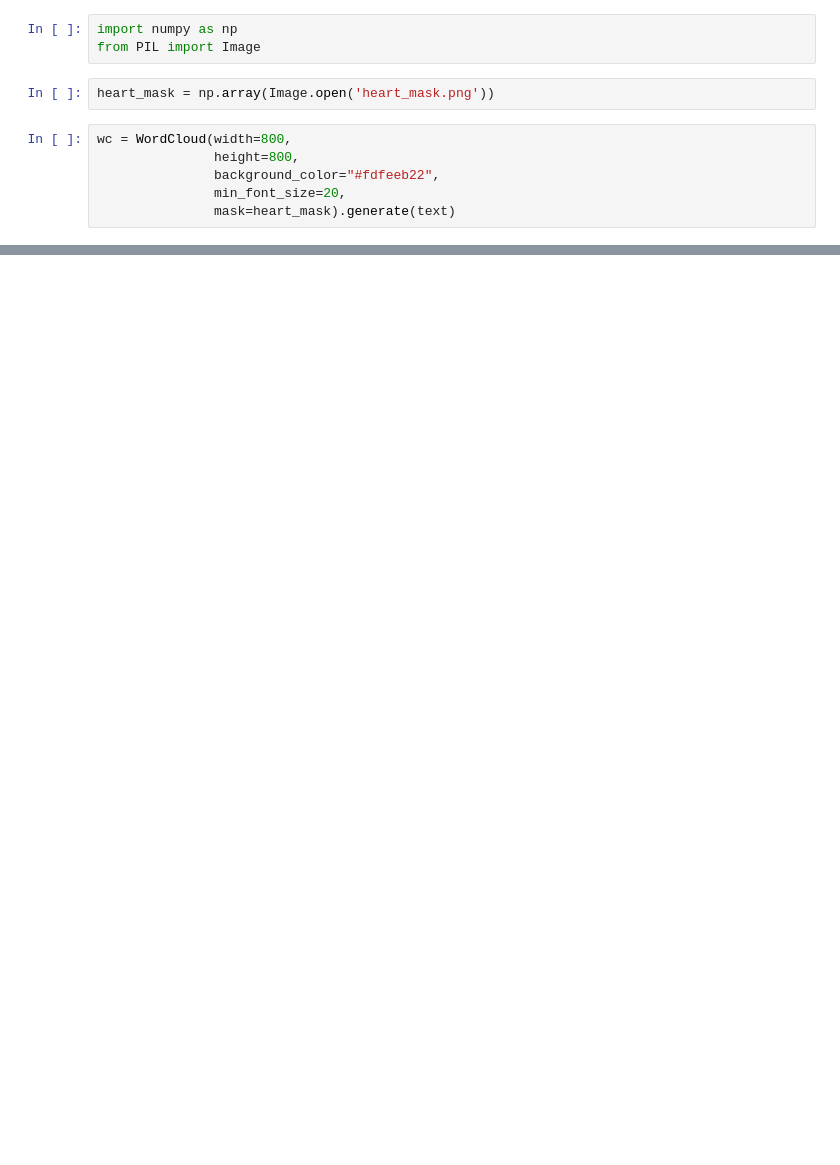
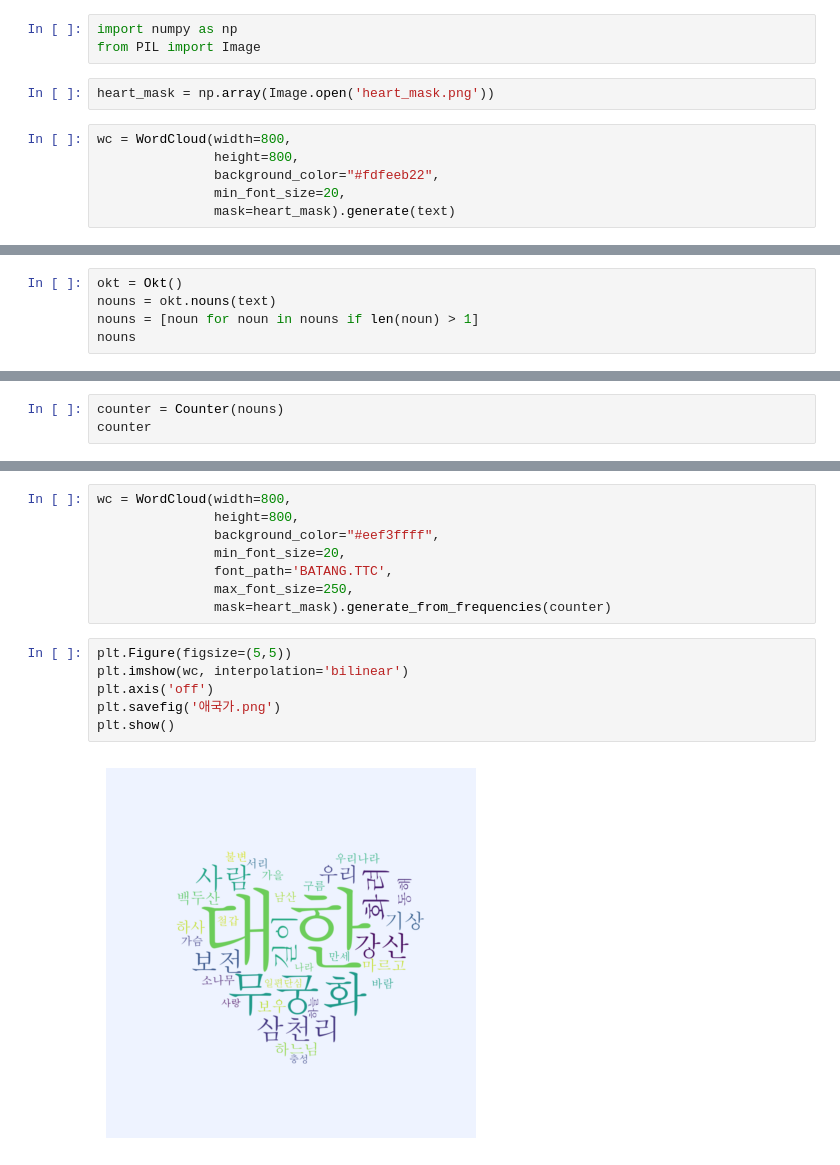
Before and after one commit to ckstjr-jdi/python2, a Jupyter notebook: 04.데이터시각화/프로젝트/04.워드클라우드/워드클라우드.ipynb, the cells around one changed output, grey strips where cells are left out. Drawn from its saved outputs; the diff is of its cells as text; blank space fills up the shorter version.

```diff
--- a/04.데이터시각화/프로젝트/04.워드클라우드/워드클라우드.ipynb
+++ b/04.데이터시각화/프로젝트/04.워드클라우드/워드클라우드.ipynb
@@ -68,0 +79,5 @@ Error:
+# %%
+okt = Okt()
+nouns = okt.nouns(text)
+nouns = [noun for noun in nouns if len(noun) > 1]
+nouns
@@ -68,0 +102,3 @@ Error:
+# %%
+counter = Counter(nouns)
+counter
@@ -68,0 +123,16 @@ Error:
+# %%
+wc = WordCloud(width=800,
+               height=800,
+               background_color="#eef3ffff",
+               min_font_size=20,
+               font_path='BATANG.TTC',
+               max_font_size=250,
+               mask=heart_mask).generate_from_frequencies(counter)
+# %%
+plt.Figure(figsize=(5,5))
+plt.imshow(wc, interpolation='bilinear')
+plt.axis('off')
+plt.savefig('애국가.png')
+plt.show()
+# %% [output]
+[figure, added]
```
Also changed, not shown: parts of 9 cells of this notebook, 19 other files.
